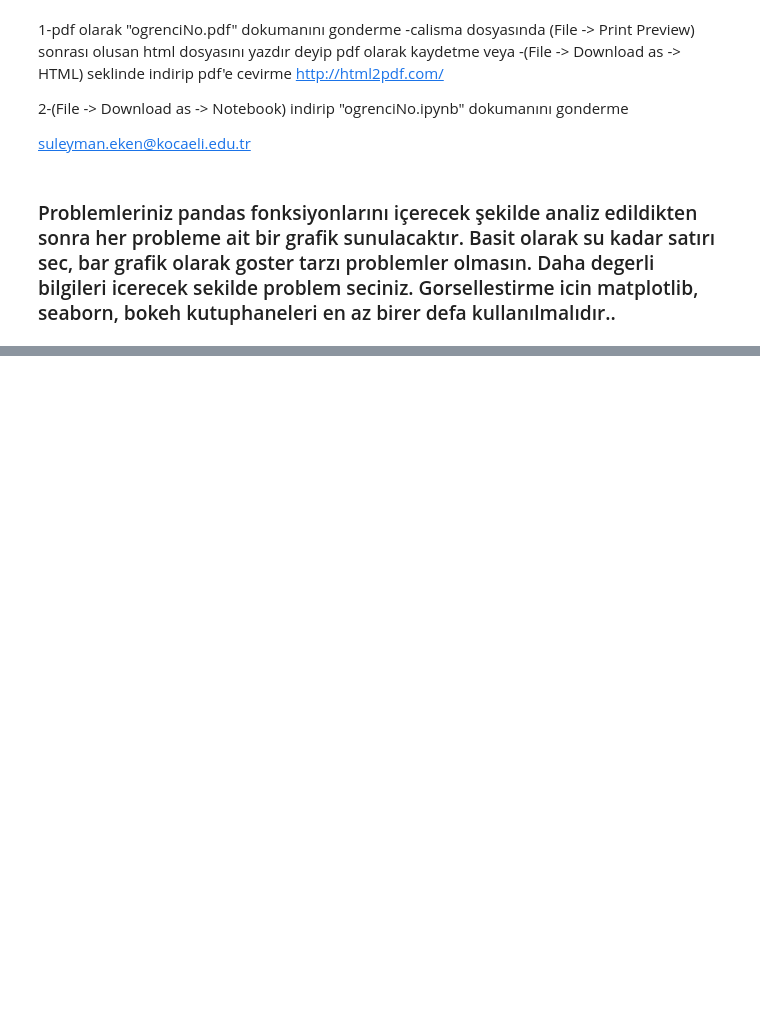
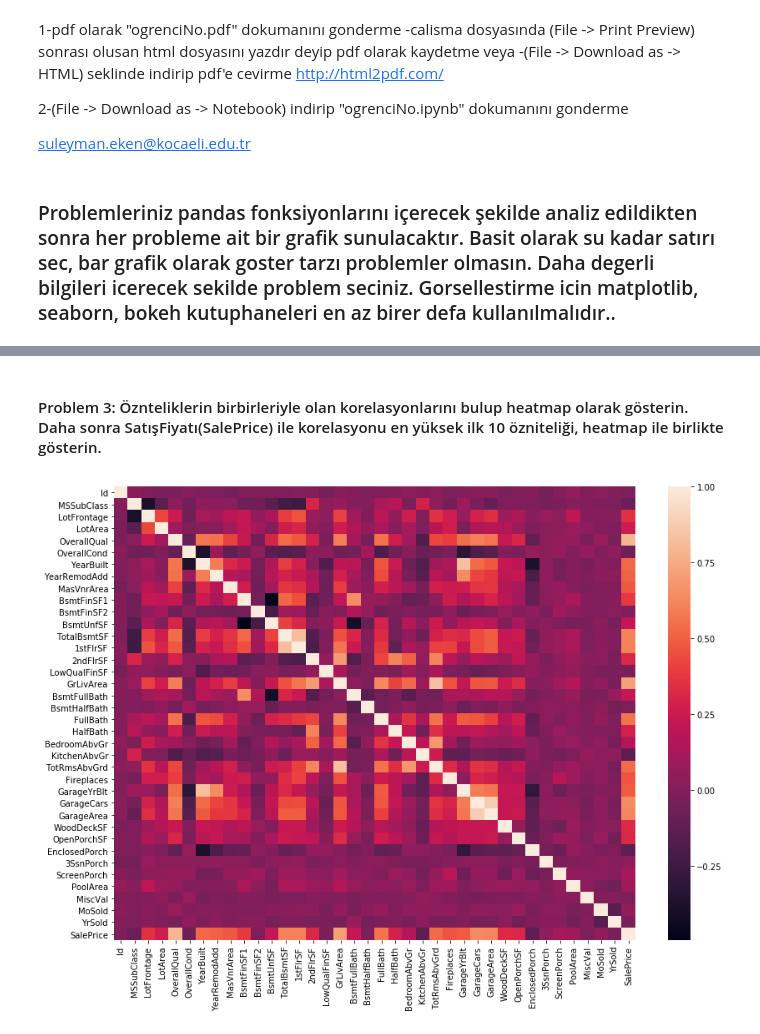
Before and after one commit to snnclsr/buyuk_veri_analizi, a Jupyter notebook: kesif_aktivitesi_4/Kesif_Aktivitesi4.ipynb, the cells around one changed output, grey strips where cells are left out. Saved outputs shown, nothing was run; the diff lists cells and outputs as text; code cells hidden in the pictures; blank space fills up the shorter version.

```diff
--- a/kesif_aktivitesi_4/Kesif_Aktivitesi4.ipynb
+++ b/kesif_aktivitesi_4/Kesif_Aktivitesi4.ipynb
@@ -53,0 +112,8 @@ suleyman.eken@kocaeli.edu.tr
+# %% [markdown]
+#### Problem 3: Öznteliklerin birbirleriyle olan korelasyonlarını bulup heatmap olarak gösterin. Daha sonra SatışFiyatı(SalePrice) ile korelasyonu en yüksek ilk 10 özniteliği, heatmap ile birlikte gösterin.
+# %%
+corrmat = df.corr()
+f, ax = plt.subplots(figsize=(14, 10))
+sns.heatmap(corrmat, vmax=1);
+# %% [output]
+[figure, added]
```
Also changed, not shown: parts of 45 cells of this notebook, 4 other files.
